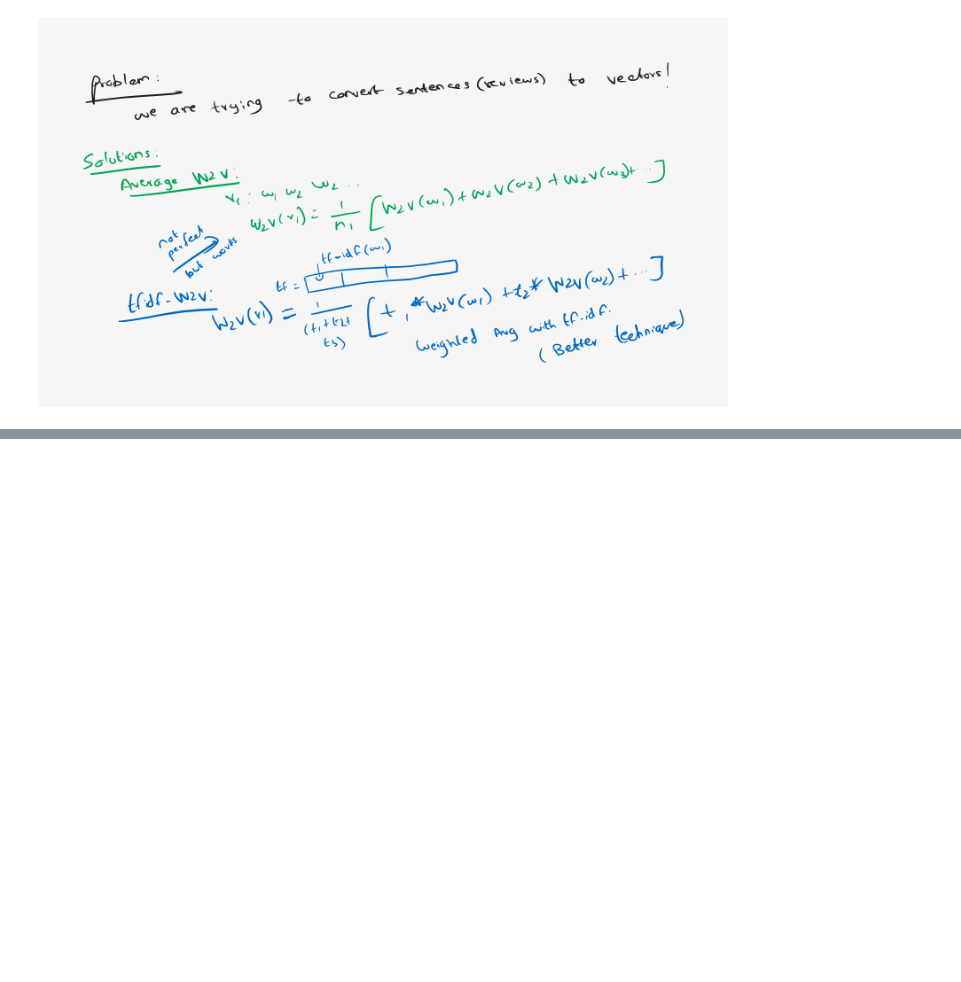
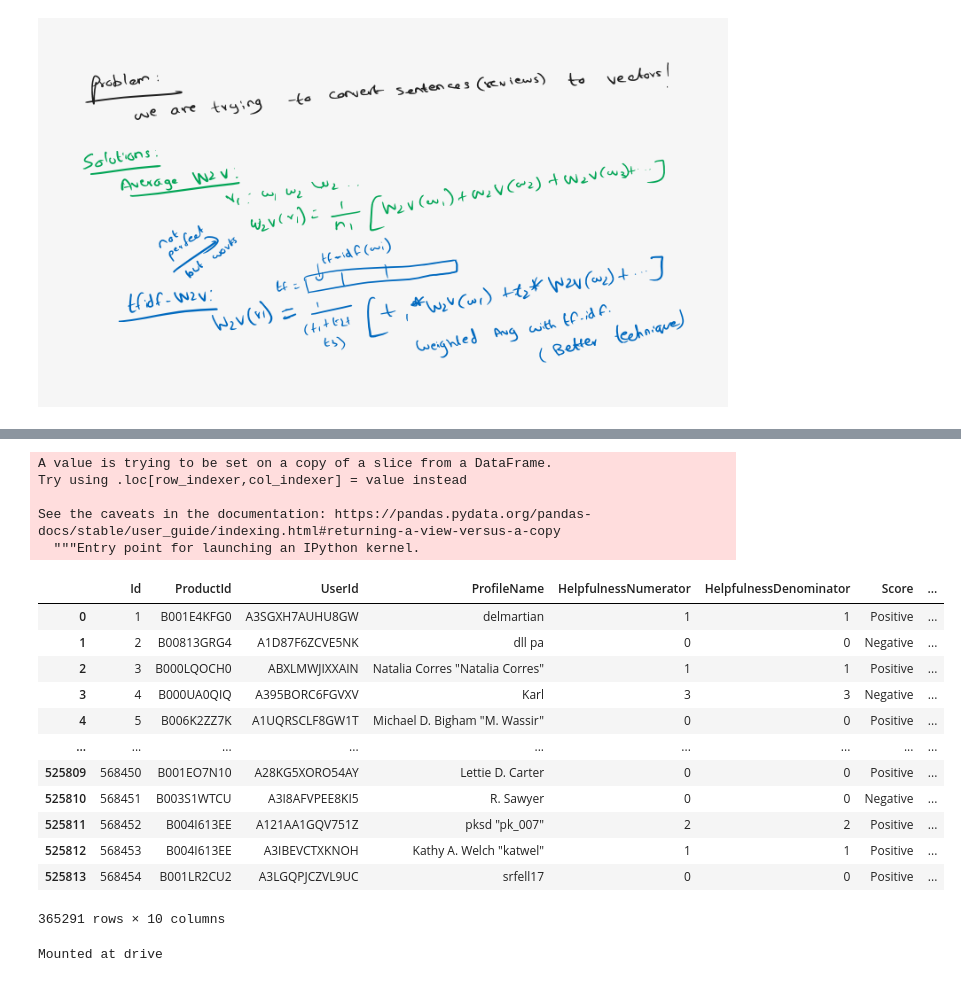
Before and after one commit to BenMeehan/Foundational_Machine_Learning, a Jupyter notebook: Foundational_ML_and_NLP.ipynb, the cells around one changed output, grey strips where cells are left out. Drawn from its saved outputs; the diff is of its cells as text; code cells hidden in the pictures; blank space fills up the shorter version.

```diff
--- a/Foundational_ML_and_NLP.ipynb
+++ b/Foundational_ML_and_NLP.ipynb
@@ -207,0 +265,5 @@ https://www.tensorflow.org/tutorials/text/word2vec
+# %%
+text=final_df['Text']
+htmltext=text.map(removeHtml)
+punctext=htmltext.map(removePunc)
+adjtext=punctext.map(removeAdj)
@@ -207,0 +302,14 @@ https://www.tensorflow.org/tutorials/text/word2vec
+# %%
+from nltk.stem import WordNetLemmatizer
+
+lemmatizer = WordNetLemmatizer()
+
+import nltk
+nltk.download('wordnet')
+
+def lemmatization(s):
+  li=[]
+  for i in s.split(" "):
+    i=lemmatizer.lemmatize(i)
+    li.append(i)
+  return " ".join(li)
@@ -207,0 +319,3 @@ https://www.tensorflow.org/tutorials/text/word2vec
+# %%
+lemmatext=adjtext.map(lemmatization)
+lemmatext
@@ -207,0 +337,24 @@ https://www.tensorflow.org/tutorials/text/word2vec
+# %%
+final_df['Text']=lemmatext
+# %% [output]
+A value is trying to be set on a copy of a slice from a DataFrame.
+Try using .loc[row_indexer,col_indexer] = value instead
+
+See the caveats in the documentation: https://pandas.pydata.org/pandas-docs/stable/user_guide/indexing.html#returning-a-view-versus-a-copy
+  """Entry point for launching an IPython kernel.
+# %%
+final_df
+# %% [output]
+|  | Id | ProductId | UserId | ProfileName | HelpfulnessNumerator | HelpfulnessDenominator | Score | ... |
+| 0 | 1 | B001E4KFG0 | A3SGXH7AUHU8GW | delmartian | 1 | 1 | Positive | ... |
+| 1 | 2 | B00813GRG4 | A1D87F6ZCVE5NK | dll pa | 0 | 0 | Negative | ... |
+| 2 | 3 | B000LQOCH0 | ABXLMWJIXXAIN | Natalia Corres "Natalia Corres" | 1 | 1 | Positive | ... |
+| 3 | 4 | B000UA0QIQ | A395BORC6FGVXV | Karl | 3 | 3 | Negative | ... |
+| 4 | 5 | B006K2ZZ7K | A1UQRSCLF8GW1T | Michael D. Bigham "M. Wassir" | 0 | 0 | Positive | ... |
+| ... | ... | ... | ... | ... | ... | ... | ... | ... |
+| 525809 | 568450 | B001EO7N10 | A28KG5XORO54AY | Lettie D. Carter | 0 | 0 | Positive | ... |
+| 525810 | 568451 | B003S1WTCU | A3I8AFVPEE8KI5 | R. Sawyer | 0 | 0 | Negative | ... |
+| 525811 | 568452 | B004I613EE | A121AA1GQV751Z | pksd "pk_007" | 2 | 2 | Positive | ... |
+| 525812 | 568453 | B004I613EE | A3IBEVCTXKNOH | Kathy A. Welch "katwel" | 1 | 1 | Positive | ... |
+| 525813 | 568454 | B001LR2CU2 | A3LGQPJCZVL9UC | srfell17 | 0 | 0 | Positive | ... |
+365291 rows × 10 columns
@@ -207,0 +363,7 @@ https://www.tensorflow.org/tutorials/text/word2vec
+# %%
+from google.colab import drive
+drive.mount('drive')
+
+!cp final_df.csv "drive/My Drive/"
+# %% [output]
+Mounted at drive
```
Also changed, not shown: parts of 20 cells of this notebook.
